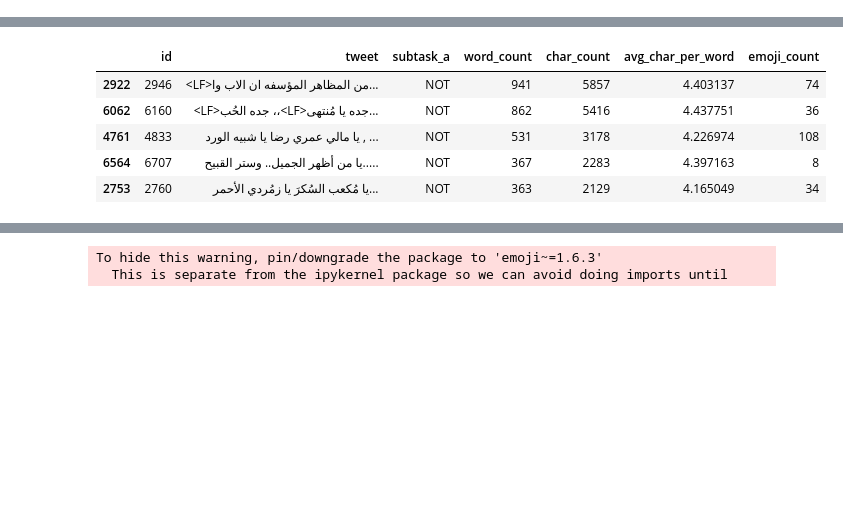
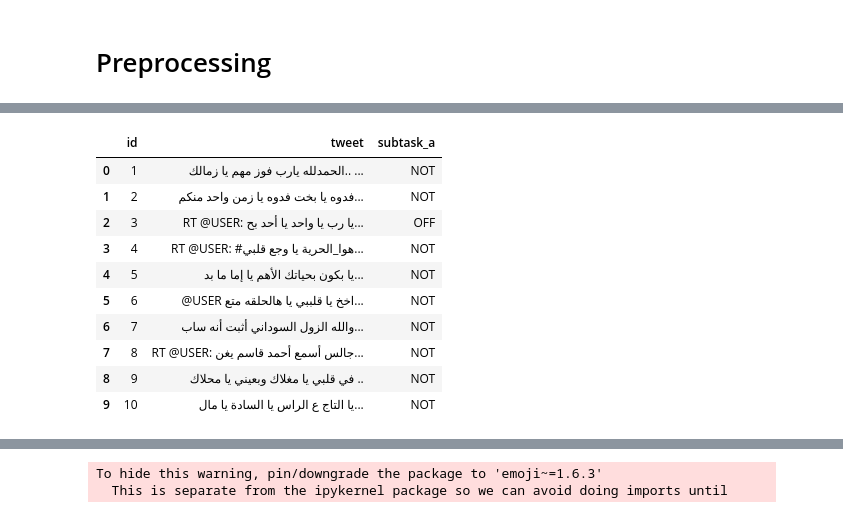
Before and after one commit to rfahrn/Shared_Task, a Jupyter notebook: Shared_Task.ipynb, the cells around one changed output, grey strips where cells are left out. Drawn from its saved outputs; the diff is of its cells as text; code cells hidden in the pictures; blank space fills up the shorter version.

```diff
--- a/Shared_Task.ipynb
+++ b/Shared_Task.ipynb
@@ -9,24 +12,43 @@ train.head(5)
 # !pip install emoji
 # !pip install DSAraby
 # !pip install Tashaphyne
+# %% [markdown]
+# Preprocessing
 # %%
-# Preprocessing Arabic Tweets
 import emoji
 
-def avg_word(sentence):
-    words = sentence.split()
+def avg_word(tweet):
+    words = tweet.split()
     if len(words) == 0:
         return 0
     return sum(len(word) for word in words) / len(words)
 
-def emoji_counter(sentence):
-    return emoji.emoji_count(sentence)
+
+def emoji_counter(tweet):
+    return emoji.emoji_count(tweet)
 
 
-train['word_count'] = train['tweet'].apply(lambda x: len(str(x).split(" ")))
-train['char_count'] = train['tweet'].str.len() ## this also includes spaces
-train['avg_char_per_word'] = train['tweet'].apply(lambda x: avg_word(x))
-train['emoji_count'] = train['tweet'].apply(lambda x: emoji_counter(x))
-train = train.sort_values(by='word_count',ascending=[0])
-train.head()
+def remove_emoji(tweet):
+    return emoji.get_emoji_regexp().sub(u'', tweet)
+
+
+def remove_lf(tweet):
+    return tweet.replace('<LF>', ' ')
+
+
+def remove_repeat_chars(tweet):
+    pass
+
+
+# train['word_count'] = train['tweet'].apply(lambda x: len(str(x).split(" ")))
+# train['char_count'] = train['tweet'].str.len()  # this also includes spaces
+# train['avg_char_per_word'] = train['tweet'].apply(lambda x: avg_word(x))
+# train['emoji_count'] = train['tweet'].apply(lambda x: emoji_counter(x))
+
+train['tweet'] = train['tweet'].apply(remove_emoji)
+train['tweet'] = train['tweet'].apply(remove_lf)
+
+# train.sort_values(by='emoji_count', ascending=[0]).head(5)
+# train.sort_values(by='word_count', ascending=[0])
+train.head(10)
 # %% [output]
@@ -33,6 +57,11 @@ train.head()
-|  | id | tweet | subtask_a | word_count | char_count | avg_char_per_word | emoji_count |
-| 2922 | 2946 | <LF>من المظاهر المؤسفه ان الاب وا... | NOT | 941 | 5857 | 4.403137 | 74 |
-| 6062 | 6160 | <LF>جده الحُب ،،<LF>جده يا مُنتهى... | NOT | 862 | 5416 | 4.437751 | 36 |
-| 4761 | 4833 | يا مالي عمري رضا يا شبيه الورد , ... | NOT | 531 | 3178 | 4.226974 | 108 |
-| 6564 | 6707 | يا من أظهر الجميل.. وستر القبيح..... | NOT | 367 | 2283 | 4.397163 | 8 |
-| 2753 | 2760 | يا مُكعب السُكرَ يا زمُردي الأحمر... | NOT | 363 | 2129 | 4.165049 | 34 |
+|  | id | tweet | subtask_a |
+| 0 | 1 | الحمدلله يارب فوز مهم يا زمالك.. ... | NOT |
+| 1 | 2 | فدوه يا بخت فدوه يا زمن واحد منكم... | NOT |
+| 2 | 3 | RT @USER: يا رب يا واحد يا أحد بح... | OFF |
+| 3 | 4 | RT @USER: #هوا_الحرية يا وجع قلبي... | NOT |
+| 4 | 5 | يا بكون بحياتك الأهم يا إما ما بد... | NOT |
+| 5 | 6 | @USER اخخ يا قلببي يا هالحلقه متع... | NOT |
+| 6 | 7 | والله الزول السوداني أثبت أنه ساب... | NOT |
+| 7 | 8 | RT @USER: جالس أسمع أحمد قاسم يغن... | NOT |
+| 8 | 9 | في قلبي يا مغلاك وبعيني يا محلاك .. | NOT |
+| 9 | 10 | يا التاج ع الراس يا السادة يا مال... | NOT |
```
Also changed, not shown: parts of 12 cells of this notebook.
